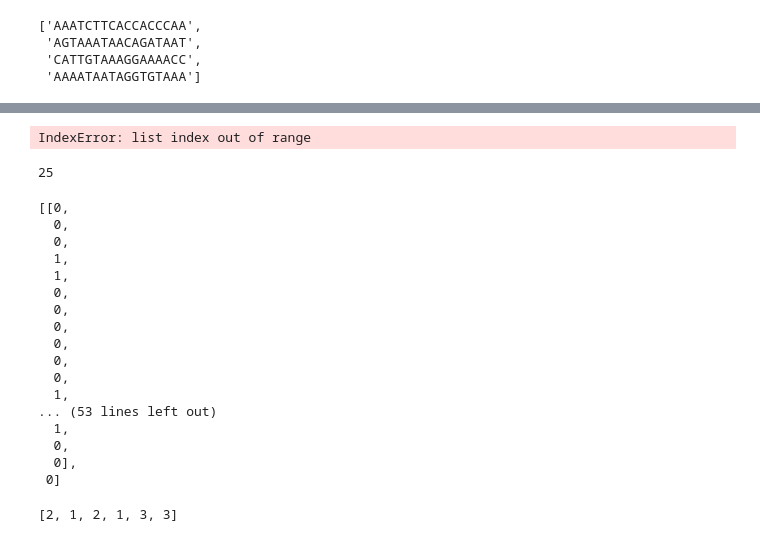
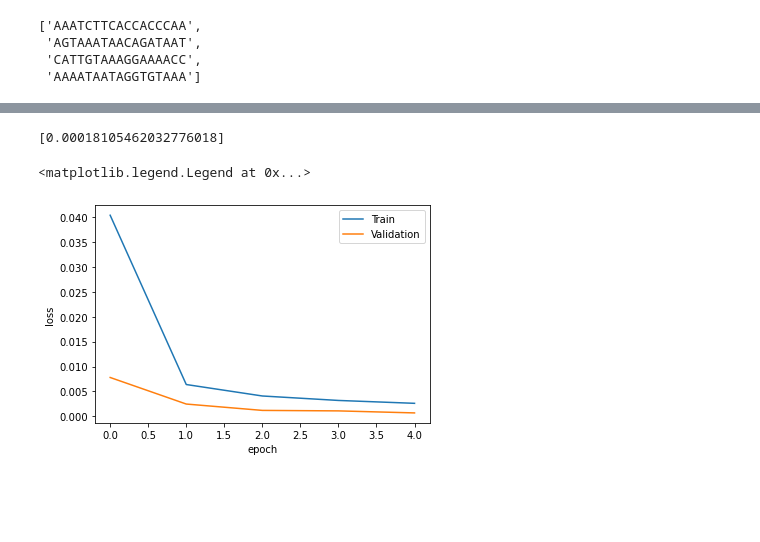
Before and after one commit to maggietsui/Project3, a Jupyter notebook: Maggie_Tsui_BMI203_HW3.ipynb, the cells around one changed output, grey strips where cells are left out. Cells and saved outputs as stored; diff of their text form; code cells hidden in the pictures; blank space fills up the shorter version.

```diff
--- a/Maggie_Tsui_BMI203_HW3.ipynb
+++ b/Maggie_Tsui_BMI203_HW3.ipynb
@@ -361,7 +344,3 @@ nn.weights
-# %%
-losses = pd.DataFrame(columns = ['Epoch', 'Train', 'Validation'])
-for epoch in range(n_epochs):
-    nn.fit(train,test, epoch)
 # %% [markdown]
 ## Test autoencoder
 # %%
@@ -453,3 +403,6 @@ neg_test = [neg_enc[idx] for idx in neg_test_idx]
 
 pos_train = [pos_enc[idx] for idx in range(len(pos_enc)) if idx not in pos_test_idx]
 neg_train = [neg_enc[idx] for idx in range(len(neg_enc)) if idx not in neg_test_idx]
+
+validation = pos_test + neg_test
+shuffle(validation)
@@ -473,7 +422,7 @@ for i in range(len(neg_train)):
 # %%
 pos_batch_size = 50
 neg_batch_size = 155
-n_epochs = 1
+n_epochs = 5
 losses = pd.DataFrame(columns = ['Epoch', 'Train', 'Validation'])
 
 nn = NeuralNetwork([[68,25, "sigmoid",0], [25,1, "sigmoid",0]])
@@ -500,8 +449,9 @@ for epoch in range(n_epochs):
     # Average over the batch losses
     train_loss = sum(batch_losses)/len(batch_losses)
 
+    val_loss = 0
     for val in validation:
-        output = self.predict(val[0])
+        output = nn.predict(val[0])
         expected = val[-1]
         val_loss += sum([(expected[i]-output[i])**2 for i in range(len(expected))])
     losses = losses.append({'Epoch' : epoch, 'Train' : train_loss,
@@ -516,34 +466,20 @@ for epoch in range(n_epochs):
     pos_queue.queue.clear()
     for i in range(len(pos_train)):
         pos_queue.put(pos_train[i])
-# %% [output]
-IndexError: list index out of range
-# %%
-len(nn.outputs[0])
-# %% [output]
-25
-# %%
-train[0]
-# %% [output]
-[[0,
-  0,
-  0,
-  1,
-  1,
-  0,
-  0,
-  0,
-  0,
-  0,
-  0,
-  1,
-... (53 lines left out)
-  1,
-  0,
-  0],
- 0]
-# %%
-shuffle(m)
-print(m)
-# %% [output]
-[2, 1, 2, 1, 3, 3]
+# %%
+nn.predict(validation[10][0])
+# %% [output]
+[0.00018105462032776018]
+# %%
+import matplotlib.pyplot as plt
+fig,ax = plt.subplots()
+
+for name in ['Train', 'Validation']:
+    ax.plot(losses['Epoch'],losses[name], label=name)
+
+ax.set_xlabel("epoch")
+ax.set_ylabel("loss")
+ax.legend(loc='best')
+# %% [output]
+<matplotlib.legend.Legend at 0x...>
+[figure, added]
```
Also changed, not shown: parts of 19 cells of this notebook.
